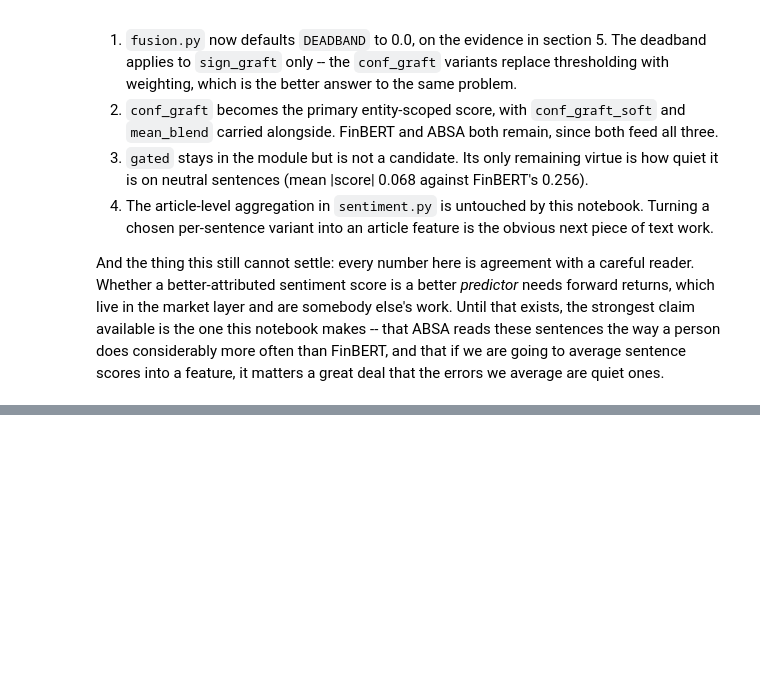
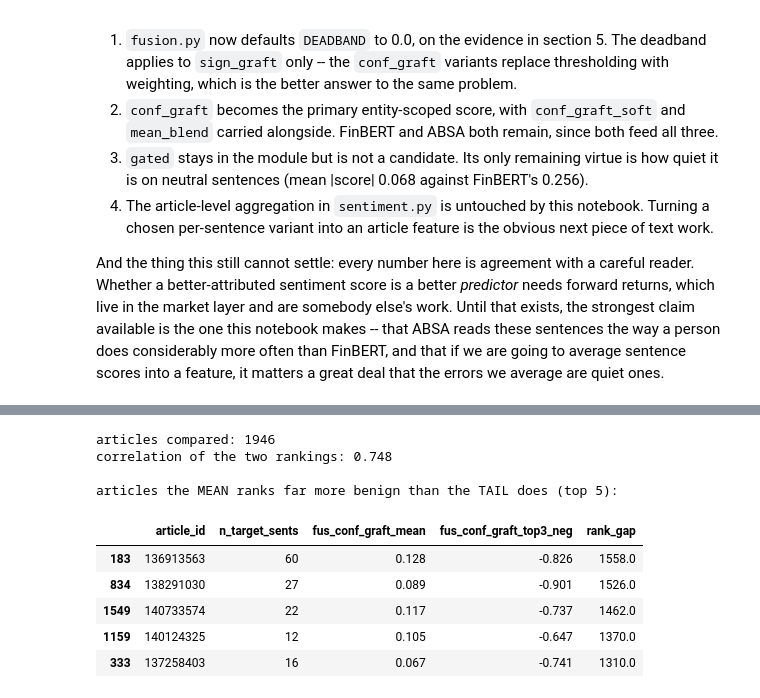
Before and after one commit to Amrovv/news-sentiment-signal, a Jupyter notebook: notebooks/text/2.4-aw-scorer-selection.ipynb, the cells around one changed output, grey strips where cells are left out. Cells and saved outputs as stored; diff of their text form; code cells hidden in the pictures; blank space fills up the shorter version.

```diff
--- a/notebooks/text/2.4-aw-finbert-absa-fusion.ipynb
+++ b/notebooks/text/2.4-aw-scorer-selection.ipynb
@@ -1197,0 +1381,30 @@ great deal that the errors we average are quiet ones.
+# %%
+# Where do the two disagree most? Rank articles by each and compare.
+cmp = feats.dropna(subset=["fus_conf_graft_mean", "fus_conf_graft_top3_neg"]).copy()
+n_sents = pop.groupby("article_id").size().rename("n_target_sents")
+cmp = cmp.merge(n_sents, on="article_id", how="left")
+
+cmp["rank_mean"] = cmp["fus_conf_graft_mean"].rank()
+cmp["rank_top3neg"] = cmp["fus_conf_graft_top3_neg"].rank()
+cmp["rank_gap"] = cmp["rank_mean"] - cmp["rank_top3neg"]
+
+print(f"articles compared: {len(cmp)}")
+print(f"correlation of the two rankings: "
+      f"{cmp['fus_conf_graft_mean'].corr(cmp['fus_conf_graft_top3_neg'], method='spearman'):.3f}")
+print()
+print("articles the MEAN ranks far more benign than the TAIL does (top 5):")
+worst = cmp.nlargest(5, "rank_gap")[
+    ["article_id", "n_target_sents", "fus_conf_graft_mean", "fus_conf_graft_top3_neg", "rank_gap"]
+]
+worst.round(3)
+# %% [output]
+articles compared: 1946
+correlation of the two rankings: 0.748
+
+articles the MEAN ranks far more benign than the TAIL does (top 5):
+|  | article_id | n_target_sents | fus_conf_graft_mean | fus_conf_graft_top3_neg | rank_gap |
+| 183 | 136913563 | 60 | 0.128 | -0.826 | 1558.0 |
+| 834 | 138291030 | 27 | 0.089 | -0.901 | 1526.0 |
+| 1549 | 140733574 | 22 | 0.117 | -0.737 | 1462.0 |
+| 1159 | 140124325 | 12 | 0.105 | -0.647 | 1370.0 |
+| 333 | 137258403 | 16 | 0.067 | -0.741 | 1310.0 |
```
Also changed, not shown: parts of 40 cells of this notebook, 39 other files.
